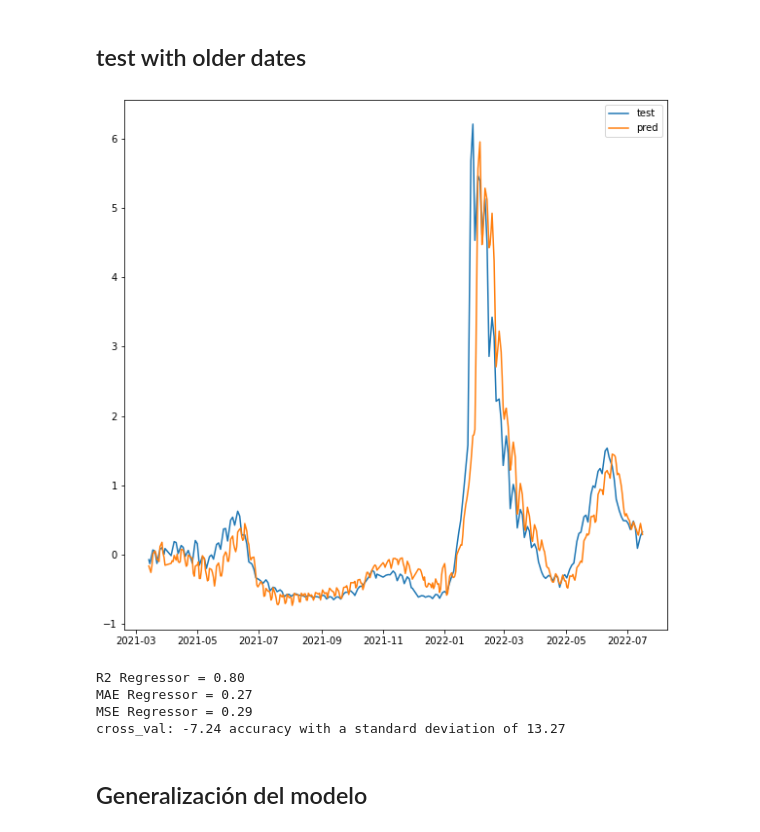
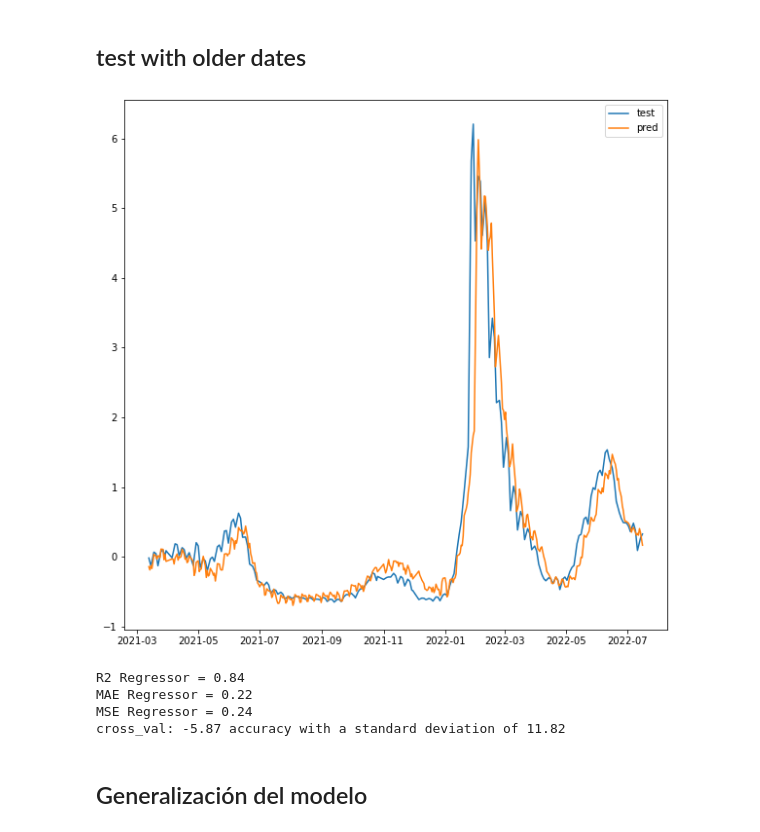
Before and after one commit to tanaxer01/mov-in-covid, a Jupyter notebook: cov_predictions_no_sarimax.ipynb, the cells around one changed output. Saved outputs shown, nothing was run; the diff lists cells and outputs as text; code cells hidden in the pictures.

```diff
--- a/cov_predictions_no_sarimax.ipynb
+++ b/cov_predictions_no_sarimax.ipynb
@@ -468,40 +487,40 @@ cross_val: -3.35 accuracy with a standard deviation of 7.80
 # %% [markdown]
 ## test with older dates
 # %%
-N = 7
+N = 5
 X = data.drop(columns='nuevos_contagios').copy()
-X['previos_contagios'] = data['nuevos_contagios'].shift(periods=N-1)
+X['previos_contagios'] = data['nuevos_contagios'].shift(periods=N)
 
 X = X.iloc[N:]
 
 y = data['nuevos_contagios'].copy().iloc[N:]
 
 X_train, X_test, y_train, y_test = train_test_split(X, y, test_size=0.6, shuffle=False)
 
 reg = LinearRegression(fit_intercept=False)
 reg.fit(X_train, y_train)
 
 y_pred = reg.predict(X_test)
 
 plt.figure(figsize=(10,10))
 plt.plot(y_test.sort_index())
 plt.plot(pd.Series(y_pred, index=y_test.index).sort_index())
 plt.legend(['test','pred'])
 
 plt.show()
 
 print( 'R2 Regressor = {:.2f}'.format( r2_score(y_test, y_pred) ) )
 print( 'MAE Regressor = {:.2f}'.format( mean_absolute_error(y_test, y_pred) ) )
 print( 'MSE Regressor = {:.2f}'.format(mean_squared_error(y_test, y_pred)) )
 
 scores = cross_val_score(reg, X_test, y_test, cv=10)
 print("cross_val: %0.2f accuracy with a standard deviation of %0.2f" % (scores.mean(), scores.std()))
 # %% [output]
-[figure, old version]
+[figure, new version]
-R2 Regressor = 0.80
-MAE Regressor = 0.27
-MSE Regressor = 0.29
-cross_val: -7.24 accuracy with a standard deviation of 13.27
+R2 Regressor = 0.84
+MAE Regressor = 0.22
+MSE Regressor = 0.24
+cross_val: -5.87 accuracy with a standard deviation of 11.82
 # %% [markdown]
 ## Generalización del modelo
 # %%
```
Also changed, not shown: parts of 15 cells of this notebook.
